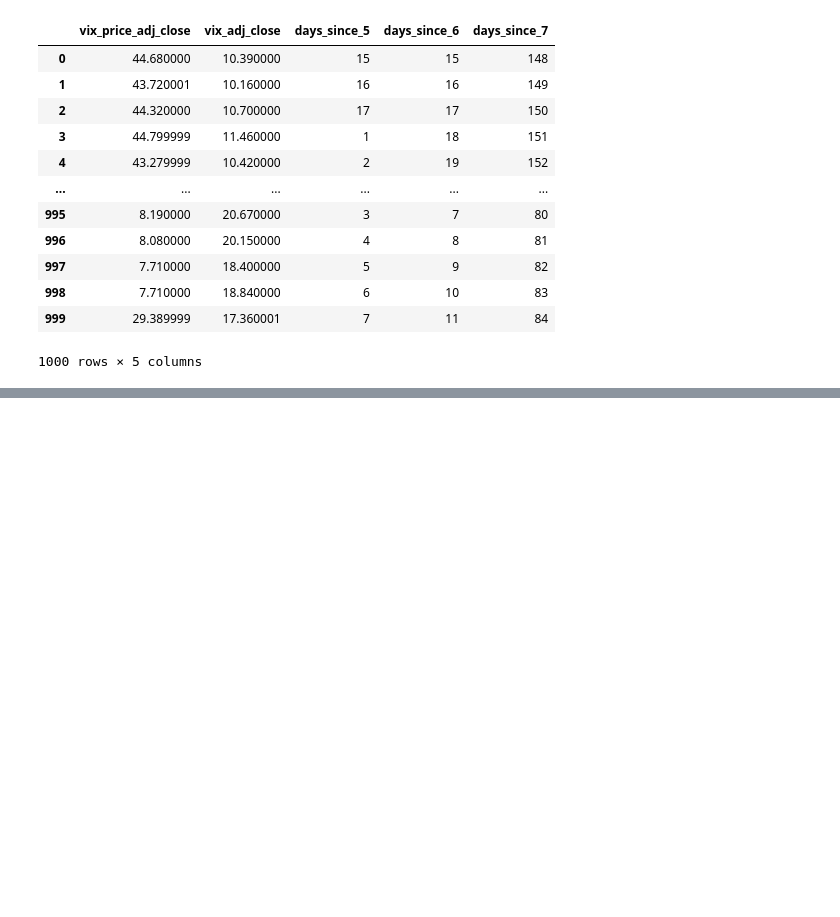
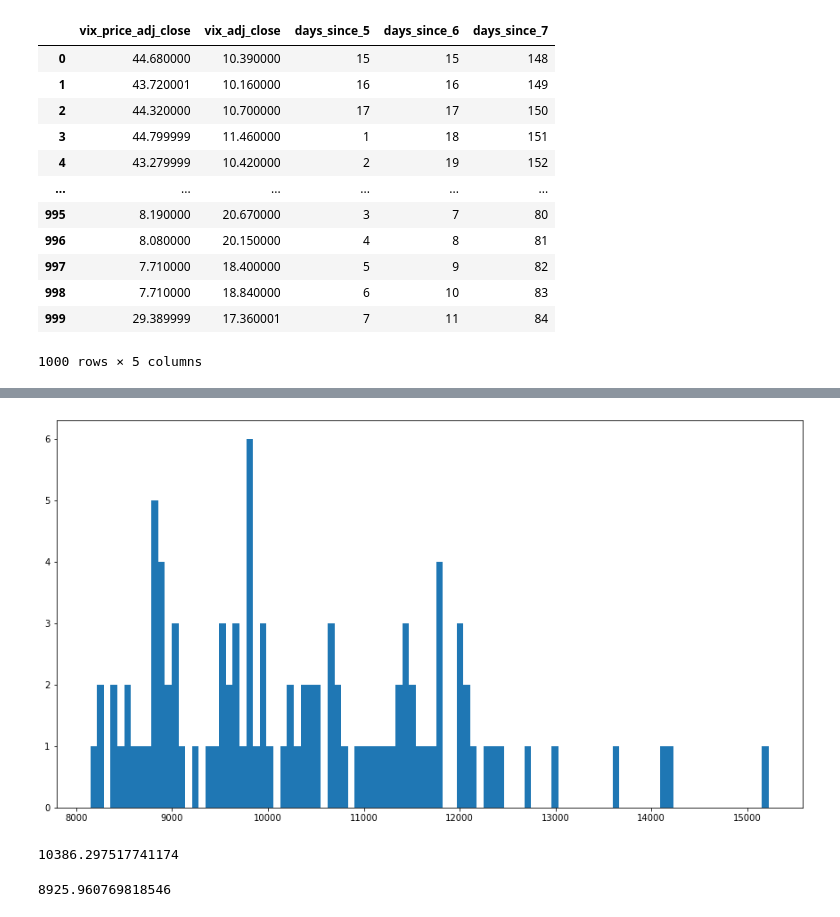
Before and after one commit to huazuhao/policy_gradient_cartpole, a Jupyter notebook: vix/model1/try to understand vix.ipynb, the cells around one changed output, grey strips where cells are left out. Cells and saved outputs as stored; diff of their text form; code cells hidden in the pictures; blank space fills up the shorter version.

```diff
--- a/vix/model1/try to understand vix.ipynb
+++ b/vix/model1/try to understand vix.ipynb
@@ -270,0 +396,13 @@ plt.show()
+# %%
+plt.hist(end_portfolio_values,bins = 100)
+plt.show()
+# %% [output]
+[figure, added]
+# %%
+np.mean(end_portfolio_values)
+# %% [output]
+10386.297517741174
+# %%
+np.mean(end_portfolio_values)-np.std(end_portfolio_values)
+# %% [output]
+8925.960769818546
```
Also changed, not shown: parts of 21 cells of this notebook, 5 other files.
